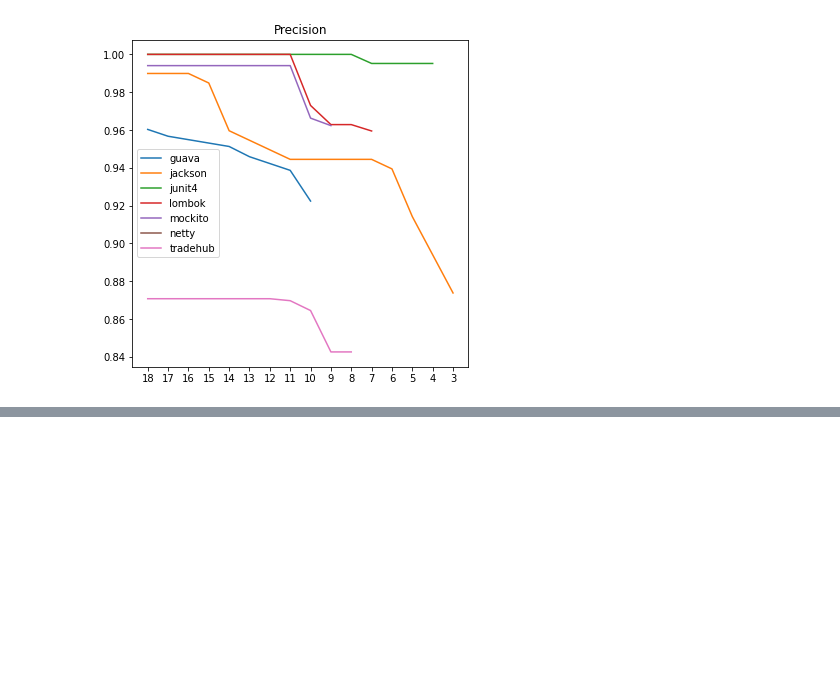
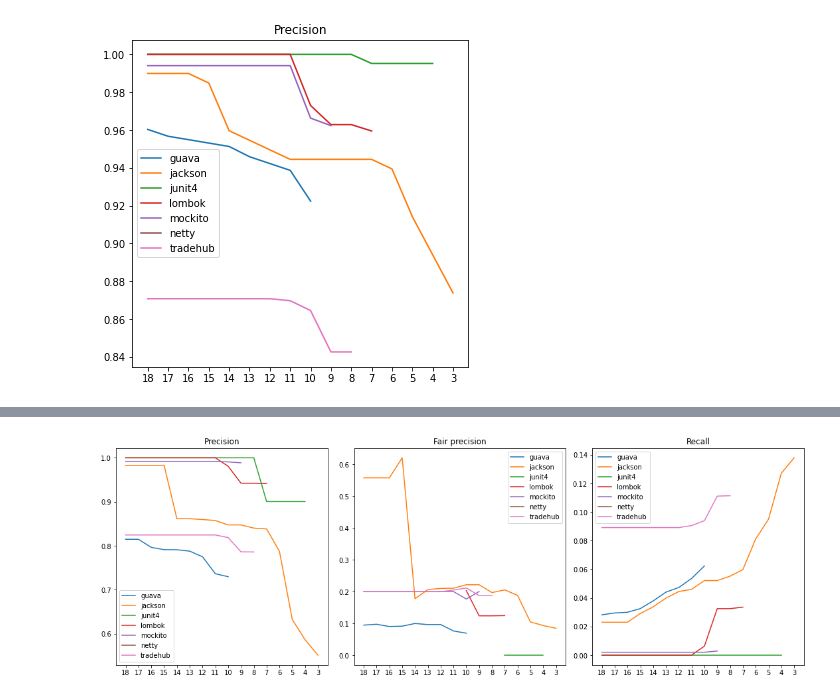
Before and after one commit to mrmegapolys/GitRules, a Jupyter notebook: notebooks/evaluation.ipynb, the cells around one changed output, grey strips where cells are left out. Saved outputs shown, nothing was run; the diff lists cells and outputs as text; code cells hidden in the pictures; blank space fills up the shorter version.

```diff
--- a/notebooks/evaluation.ipynb
+++ b/notebooks/evaluation.ipynb
@@ -118,0 +123,4 @@ plotFalseAlarm()
+# %%
+plotPrevention('gen2_50_95')
+# %% [output]
+[figure, added]
```
Also changed, not shown: parts of 7 cells of this notebook, 7 other files.
